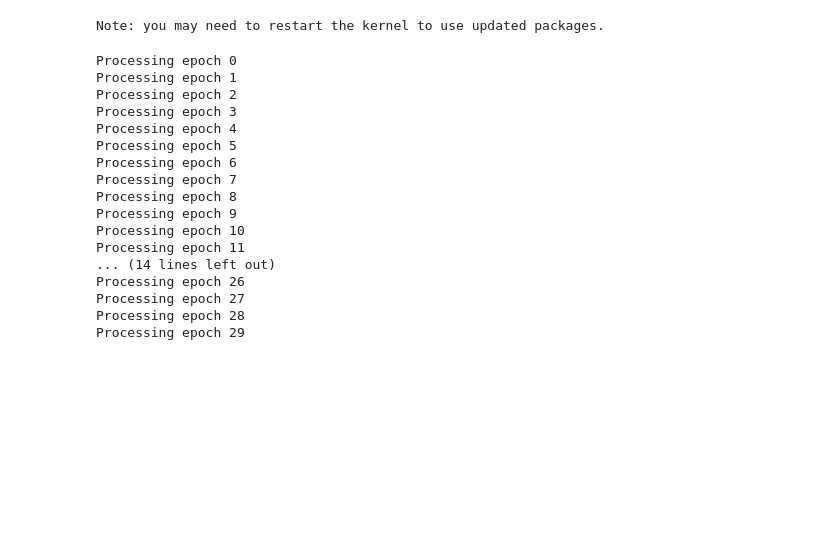
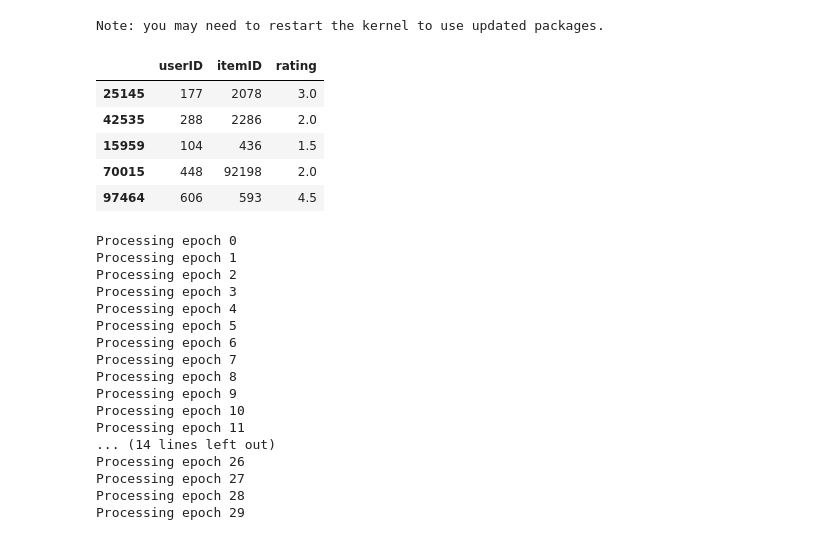
Before and after one commit to vlenci/notebooks-tcc, a Jupyter notebook: teste.ipynb, the cells around one changed output. Cells and saved outputs as stored; diff of their text form; code cells hidden in the pictures; blank space fills up the shorter version.

```diff
--- a/teste.ipynb
+++ b/teste.ipynb
@@ -35,6 +37,15 @@ reader = Reader(rating_scale=(1, 5))
 
 # Adaptar DataFrame 'train_df' para ser utilizado na função 'SVD'
 trainset = surprise.Dataset.load_from_df(train_df, reader).build_full_trainset()
+# %%
+test_df.head(5)
+# %% [output]
+|  | userID | itemID | rating |
+| 25145 | 177 | 2078 | 3.0 |
+| 42535 | 288 | 2286 | 2.0 |
+| 15959 | 104 | 436 | 1.5 |
+| 70015 | 448 | 92198 | 2.0 |
+| 97464 | 606 | 593 | 4.5 |
 # %%
 # =================== 3. Treinar SVD ===================
 svd = SVD(n_factors=200, n_epochs=30, random_state=42, verbose=True)
```
Also changed, not shown: parts of 7 cells of this notebook.
